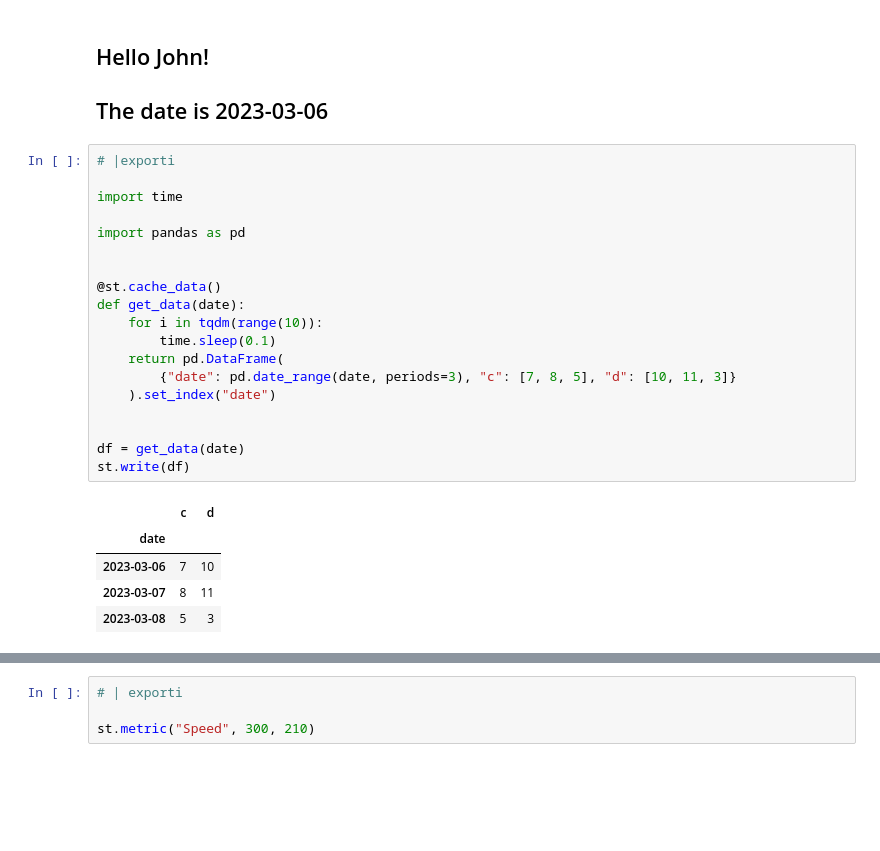
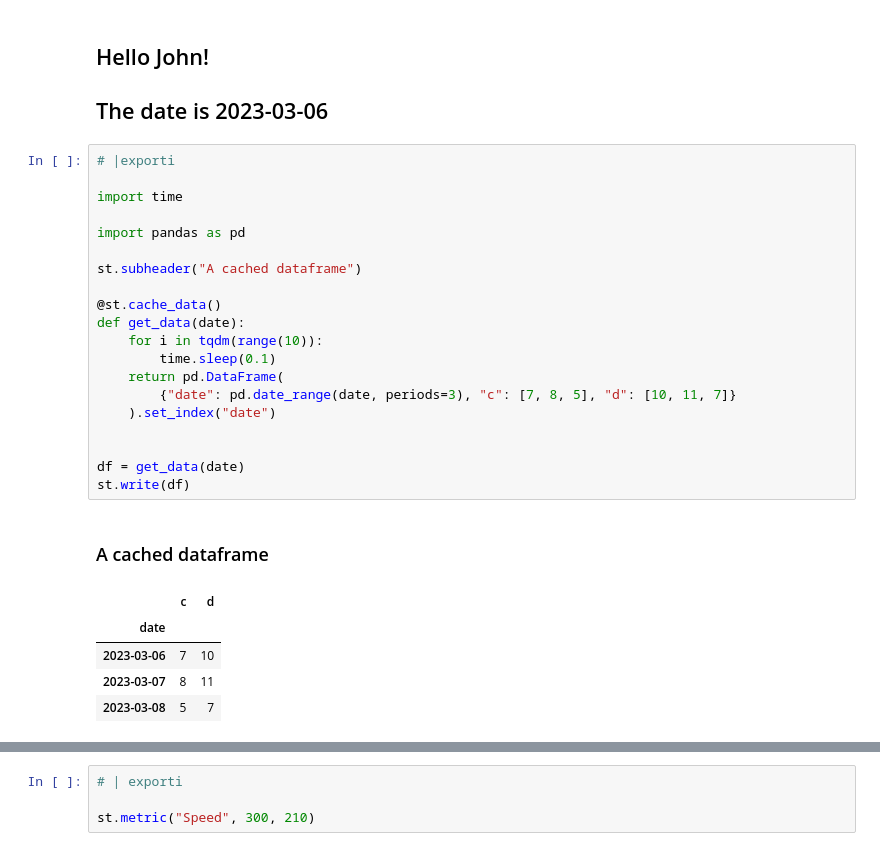
Before and after one commit to ddobrinskiy/streamlit-jupyter, a Jupyter notebook: examples/99_example.ipynb, the cells around one changed output, grey strips where cells are left out. Drawn from its saved outputs; the diff is of its cells as text; blank space fills up the shorter version.

```diff
--- a/examples/99_example.ipynb
+++ b/examples/99_example.ipynb
@@ -96,25 +96,27 @@ st.markdown(f"## Hello {name}!\n## The date is {date.strftime('%Y-%m-%d')}")
 # %%
 # |exporti
 
 import time
 
 import pandas as pd
 
+st.subheader("A cached dataframe")
 
 @st.cache_data()
 def get_data(date):
     for i in tqdm(range(10)):
         time.sleep(0.1)
     return pd.DataFrame(
-        {"date": pd.date_range(date, periods=3), "c": [7, 8, 5], "d": [10, 11, 3]}
+        {"date": pd.date_range(date, periods=3), "c": [7, 8, 5], "d": [10, 11, 7]}
     ).set_index("date")
 
 
 df = get_data(date)
 st.write(df)
 # %% [output]
+### A cached dataframe
 |  | c | d |
 | date |  |  |
 | 2023-03-06 | 7 | 10 |
 | 2023-03-07 | 8 | 11 |
-| 2023-03-08 | 5 | 3 |
+| 2023-03-08 | 5 | 7 |
```
Also changed, not shown: parts of 5 cells of this notebook, 9 other files.
